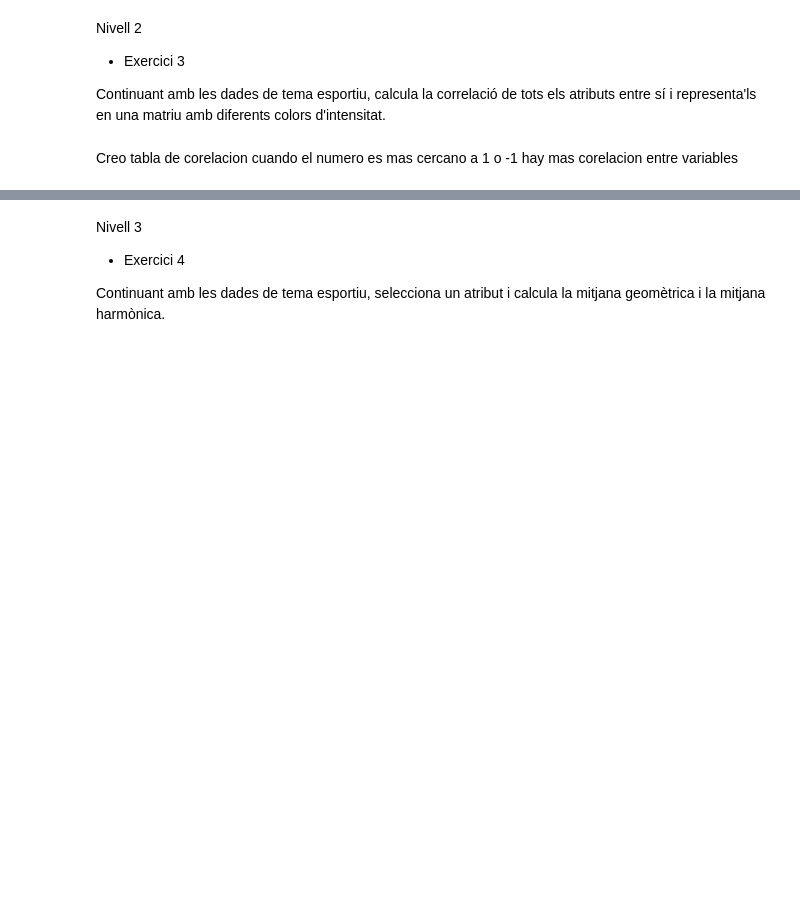
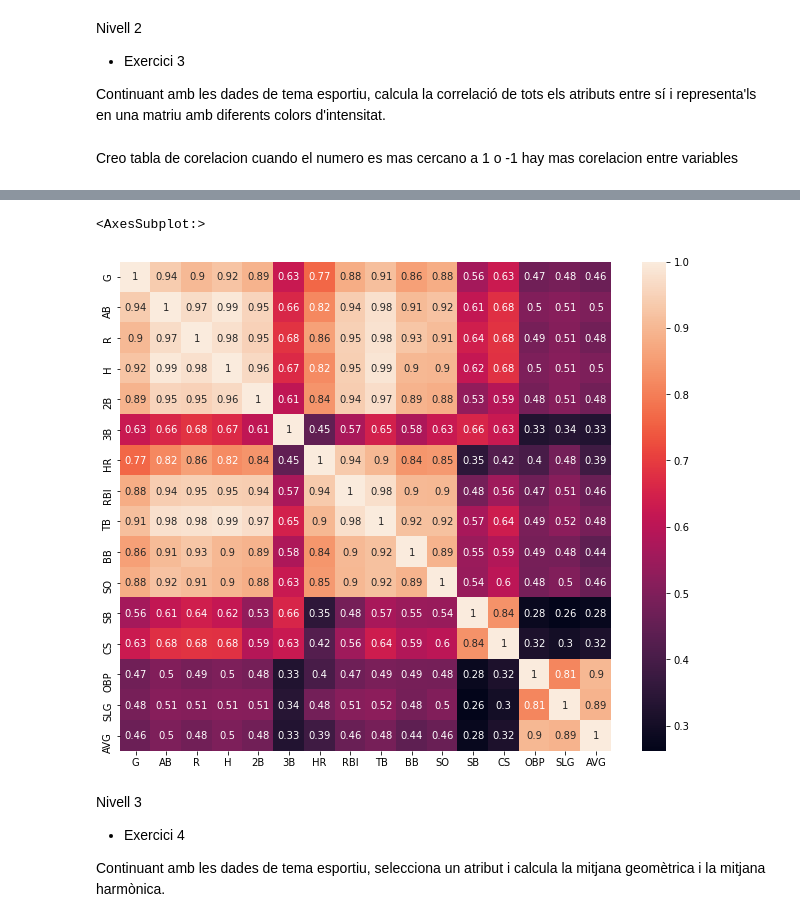
Before and after one commit to losds/Statistics, a Jupyter notebook: Statistics .ipynb, the cells around one changed output, grey strips where cells are left out. Cells and saved outputs as stored; diff of their text form; code cells hidden in the pictures; blank space fills up the shorter version.

Commit message:
Agregado el segundo metodo para visualizar heatmaps.

```diff
--- a/Statistics .ipynb
+++ b/Statistics .ipynb
@@ -86,6 +86,15 @@ corr.style.background_gradient(cmap='coolwarm')
 | OBP | 0.473870 | 0.502603 | 0.486126 | 0.498144 | 0.482109 | 0.327566 | 0.401872 | 0.470728 | 0.489843 | 0.486626 | 0.481038 | ... |
 | SLG | 0.484002 | 0.513554 | 0.507882 | 0.513439 | 0.511973 | 0.339161 | 0.478250 | 0.514873 | 0.523806 | 0.482184 | 0.503615 | ... |
 | AVG | 0.463894 | 0.497166 | 0.476034 | 0.497997 | 0.477903 | 0.330783 | 0.385235 | 0.461227 | 0.484936 | 0.443362 | 0.461690 | ... |
+# %%
+import numpy as np
+import matplotlib.pyplot as plt
+corr = dfn.corr()
+f, ax = plt.subplots(figsize=(11, 9))
+sns.heatmap(corr,annot=True)
+# %% [output]
+<AxesSubplot:>
+[figure, added]
 # %% [markdown]
 Nivell 3
 
```
Also changed, not shown: parts of 1 cell of this notebook.
